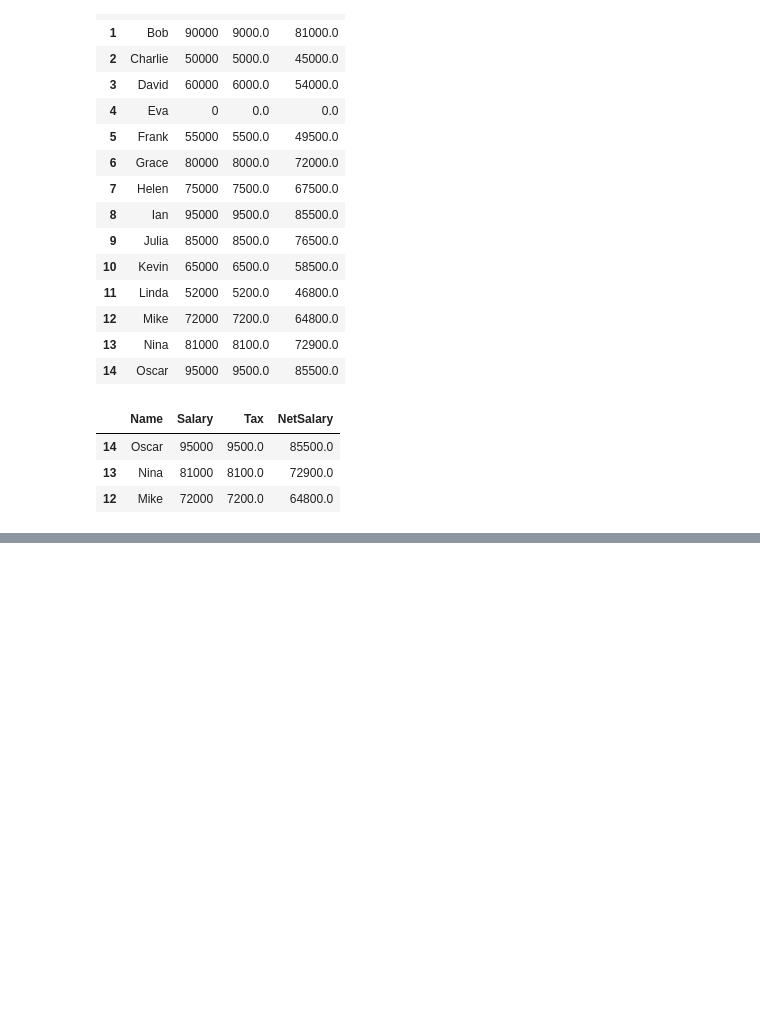
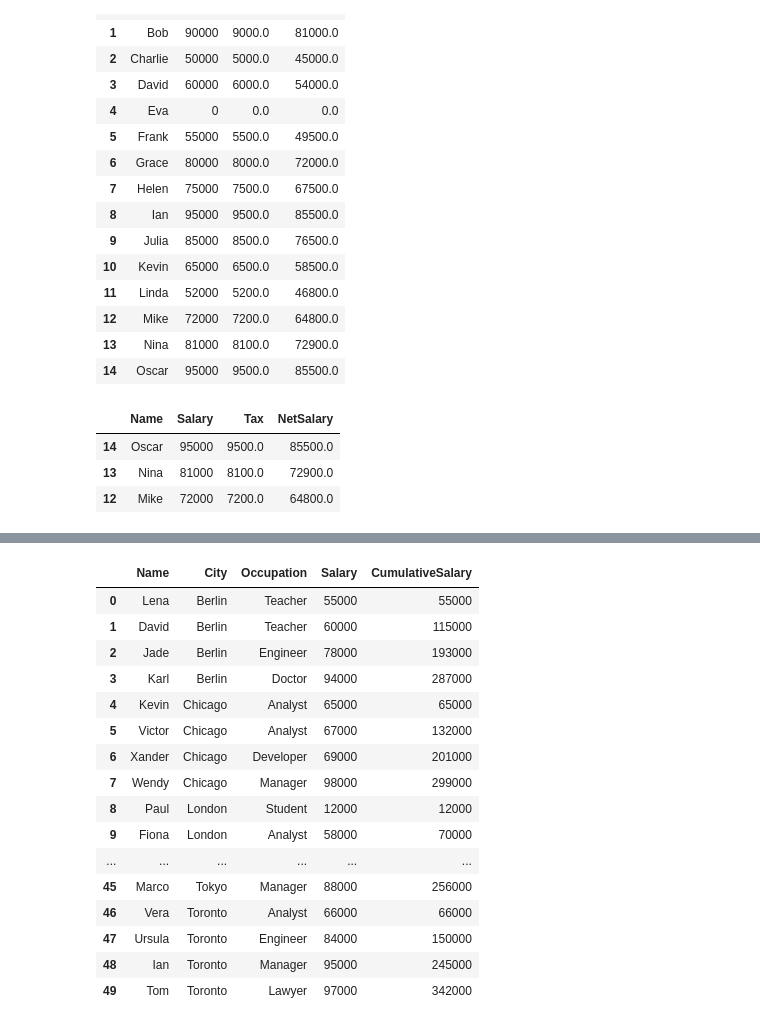
Before and after one commit to Jing-Gu/data-science-roadmap, a Jupyter notebook: pandas_data_manipulation.ipynb, the cells around one changed output, grey strips where cells are left out. Saved outputs shown, nothing was run; the diff lists cells and outputs as text; code cells hidden in the pictures; blank space fills up the shorter version.

```diff
--- a/pandas_data_manipulation.ipynb
+++ b/pandas_data_manipulation.ipynb
@@ -305,0 +394,25 @@ display(top_net_earners_ny[['Name', 'Salary', 'Tax', 'NetSalary']])
+# %%
+# cumsum() (e.g. payroll budget)
+# Cumulative salary spend per city — sorted within each city group
+
+df_sorted = df_csv.sort_values(["City", "Salary"]).reset_index(drop=True) # sort_values() and reset_index() after sorting
+df_sorted["CumulativeSalary"] = df_sorted.groupby("City")["Salary"].cumsum() # cumsum(): Calculate the cumulative sum of the Salary column
+display(df_sorted[["Name", "City", "Occupation", "Salary", "CumulativeSalary"]])
+# %% [output]
+|  | Name | City | Occupation | Salary | CumulativeSalary |
+| 0 | Lena | Berlin | Teacher | 55000 | 55000 |
+| 1 | David | Berlin | Teacher | 60000 | 115000 |
+| 2 | Jade | Berlin | Engineer | 78000 | 193000 |
+| 3 | Karl | Berlin | Doctor | 94000 | 287000 |
+| 4 | Kevin | Chicago | Analyst | 65000 | 65000 |
+| 5 | Victor | Chicago | Analyst | 67000 | 132000 |
+| 6 | Xander | Chicago | Developer | 69000 | 201000 |
+| 7 | Wendy | Chicago | Manager | 98000 | 299000 |
+| 8 | Paul | London | Student | 12000 | 12000 |
+| 9 | Fiona | London | Analyst | 58000 | 70000 |
+| ... | ... | ... | ... | ... | ... |
+| 45 | Marco | Tokyo | Manager | 88000 | 256000 |
+| 46 | Vera | Toronto | Analyst | 66000 | 66000 |
+| 47 | Ursula | Toronto | Engineer | 84000 | 150000 |
+| 48 | Ian | Toronto | Manager | 95000 | 245000 |
+| 49 | Tom | Toronto | Lawyer | 97000 | 342000 |
```
Also changed, not shown: parts of 18 cells of this notebook, 2 other files.
